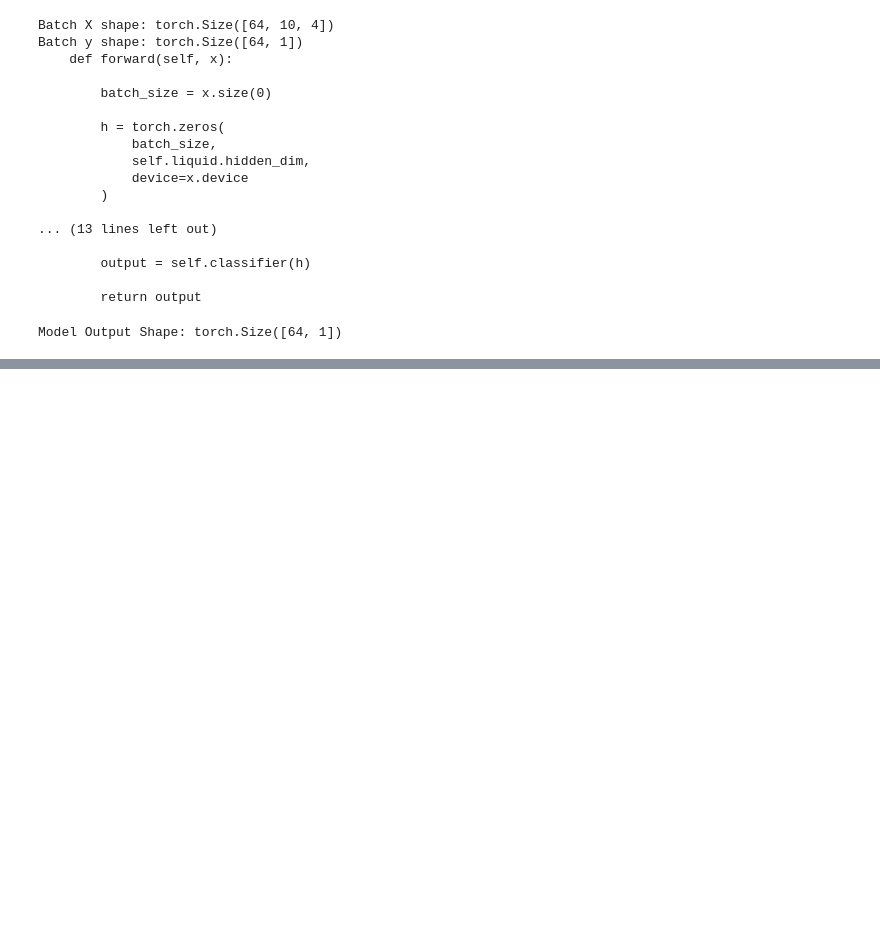
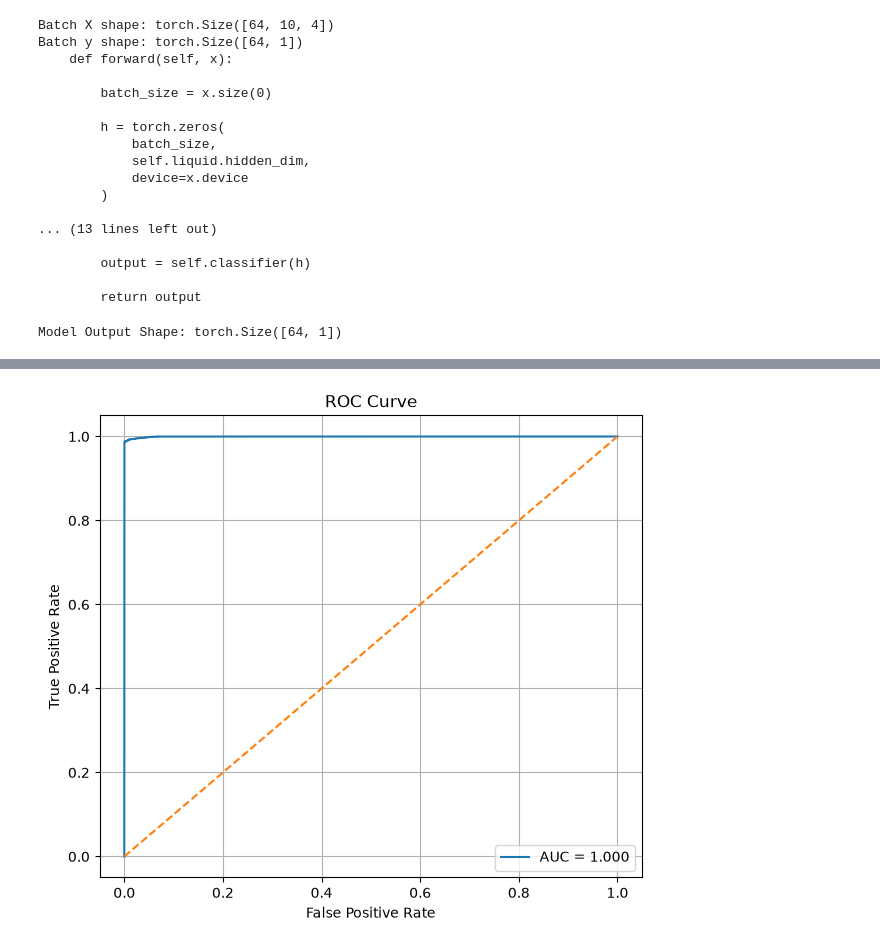
Before and after one commit to Xenomorph006/wqm_final, a Jupyter notebook: wqm_final/WQM_AI/notebooks/02_model.ipynb, the cells around one changed output, grey strips where cells are left out. Saved outputs shown, nothing was run; the diff lists cells and outputs as text; code cells hidden in the pictures; blank space fills up the shorter version.

```diff
--- a/wqm_final/WQM_AI/notebooks/02_model.ipynb
+++ b/wqm_final/WQM_AI/notebooks/02_model.ipynb
@@ -285,0 +394,51 @@ Epoch [19/30] | Train Loss: 0.0182 | Train Acc: 0.9953 | Test Loss: 0.0169 | Tes
+# %%
+from sklearn.metrics import roc_curve
+from sklearn.metrics import auc
+
+probs = []
+
+actual = []
+
+model.eval()
+
+with torch.no_grad():
+
+    for x,y in test_loader:
+
+        x = x.to(device)
+
+        output = model(x)
+
+        probs.extend(output.cpu().numpy())
+
+        actual.extend(y.cpu().numpy())
+
+fpr,tpr,_ = roc_curve(actual, probs)
+
+roc_auc = auc(fpr,tpr)
+
+plt.figure(figsize=(7,6))
+
+plt.plot(
+    fpr,
+    tpr,
+    label=f"AUC = {roc_auc:.3f}"
+)
+
+plt.plot([0,1],[0,1],'--')
+
+plt.xlabel("False Positive Rate")
+
+plt.ylabel("True Positive Rate")
+
+plt.title("ROC Curve")
+
+plt.legend()
+
+plt.grid()
+
+plt.savefig("outputs/plots/roc_curve.png", dpi=300)
+
+plt.show()
+# %% [output]
+[figure, added]
```
Also changed, not shown: parts of 12 cells of this notebook, 10 other files.
